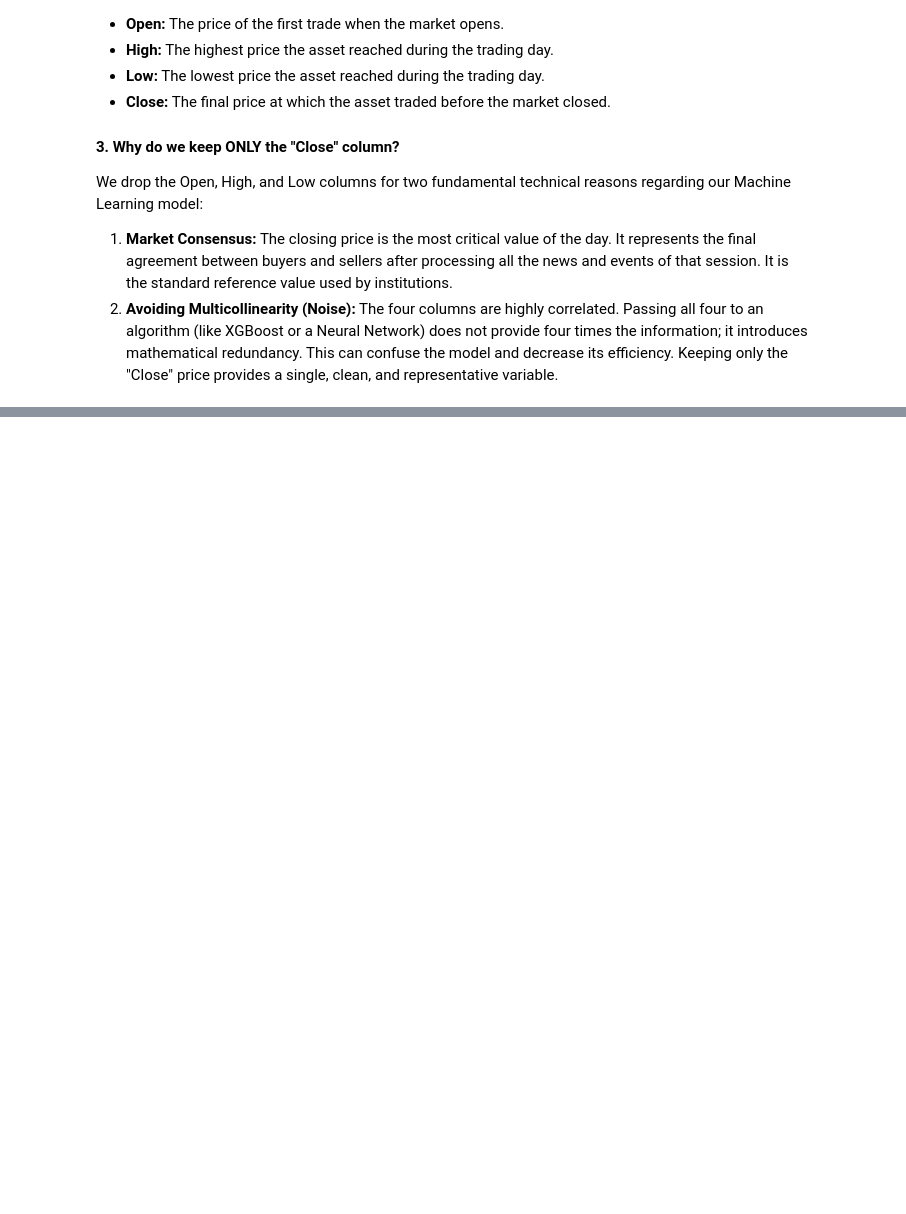
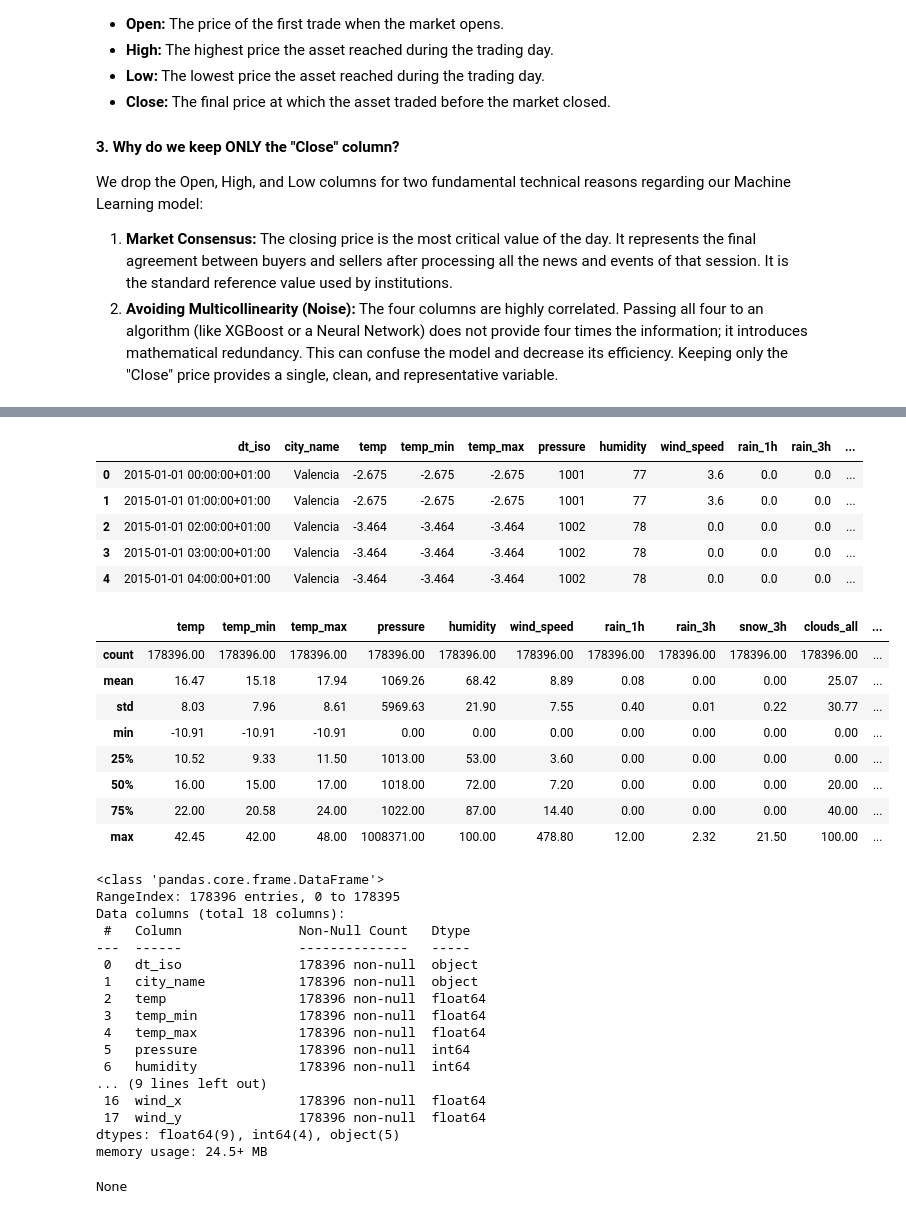
Before and after one commit to Iker-Jauregui/TS_Final_Assignment, a Jupyter notebook: notebooks/03_EXOGS.ipynb, the cells around one changed output, grey strips where cells are left out. Cells and saved outputs as stored; diff of their text form; code cells hidden in the pictures; blank space fills up the shorter version.

```diff
--- a/notebooks/03_EXOGS.ipynb
+++ b/notebooks/03_EXOGS.ipynb
@@ -133,0 +395,46 @@ Final Hourly Macroeconomic DataFrame:
+# %%
+df_weather[['temp', 'temp_min', 'temp_max']] -= 273.15
+df_weather['wind_speed'] *= 3.6
+df_weather['wind_x'] = np.cos(np.radians(df_weather['wind_deg']))
+df_weather['wind_y'] = np.sin(np.radians(df_weather['wind_deg']))
+df_weather = df_weather.drop(columns=["wind_deg"])
+# %%
+display(df_weather.head())
+
+display(df_weather.describe().round(2))
+
+display(df_weather.info())
+# %% [output]
+|  | dt_iso | city_name | temp | temp_min | temp_max | pressure | humidity | wind_speed | rain_1h | rain_3h | ... |
+| 0 | 2015-01-01 00:00:00+01:00 | Valencia | -2.675 | -2.675 | -2.675 | 1001 | 77 | 3.6 | 0.0 | 0.0 | ... |
+| 1 | 2015-01-01 01:00:00+01:00 | Valencia | -2.675 | -2.675 | -2.675 | 1001 | 77 | 3.6 | 0.0 | 0.0 | ... |
+| 2 | 2015-01-01 02:00:00+01:00 | Valencia | -3.464 | -3.464 | -3.464 | 1002 | 78 | 0.0 | 0.0 | 0.0 | ... |
+| 3 | 2015-01-01 03:00:00+01:00 | Valencia | -3.464 | -3.464 | -3.464 | 1002 | 78 | 0.0 | 0.0 | 0.0 | ... |
+| 4 | 2015-01-01 04:00:00+01:00 | Valencia | -3.464 | -3.464 | -3.464 | 1002 | 78 | 0.0 | 0.0 | 0.0 | ... |
+|  | temp | temp_min | temp_max | pressure | humidity | wind_speed | rain_1h | rain_3h | snow_3h | clouds_all | ... |
+| count | 178396.00 | 178396.00 | 178396.00 | 178396.00 | 178396.00 | 178396.00 | 178396.00 | 178396.00 | 178396.00 | 178396.00 | ... |
+| mean | 16.47 | 15.18 | 17.94 | 1069.26 | 68.42 | 8.89 | 0.08 | 0.00 | 0.00 | 25.07 | ... |
+| std | 8.03 | 7.96 | 8.61 | 5969.63 | 21.90 | 7.55 | 0.40 | 0.01 | 0.22 | 30.77 | ... |
+| min | -10.91 | -10.91 | -10.91 | 0.00 | 0.00 | 0.00 | 0.00 | 0.00 | 0.00 | 0.00 | ... |
+| 25% | 10.52 | 9.33 | 11.50 | 1013.00 | 53.00 | 3.60 | 0.00 | 0.00 | 0.00 | 0.00 | ... |
+| 50% | 16.00 | 15.00 | 17.00 | 1018.00 | 72.00 | 7.20 | 0.00 | 0.00 | 0.00 | 20.00 | ... |
+| 75% | 22.00 | 20.58 | 24.00 | 1022.00 | 87.00 | 14.40 | 0.00 | 0.00 | 0.00 | 40.00 | ... |
+| max | 42.45 | 42.00 | 48.00 | 1008371.00 | 100.00 | 478.80 | 12.00 | 2.32 | 21.50 | 100.00 | ... |
+<class 'pandas.core.frame.DataFrame'>
+RangeIndex: 178396 entries, 0 to 178395
+Data columns (total 18 columns):
+ #   Column               Non-Null Count   Dtype
+---  ------               --------------   -----
+ 0   dt_iso               178396 non-null  object
+ 1   city_name            178396 non-null  object
+ 2   temp                 178396 non-null  float64
+ 3   temp_min             178396 non-null  float64
+ 4   temp_max             178396 non-null  float64
+ 5   pressure             178396 non-null  int64
+ 6   humidity             178396 non-null  int64
+... (9 lines left out)
+ 16  wind_x               178396 non-null  float64
+ 17  wind_y               178396 non-null  float64
+dtypes: float64(9), int64(4), object(5)
+memory usage: 24.5+ MB
+None
```
Also changed, not shown: parts of 41 cells of this notebook, 3 other files.
